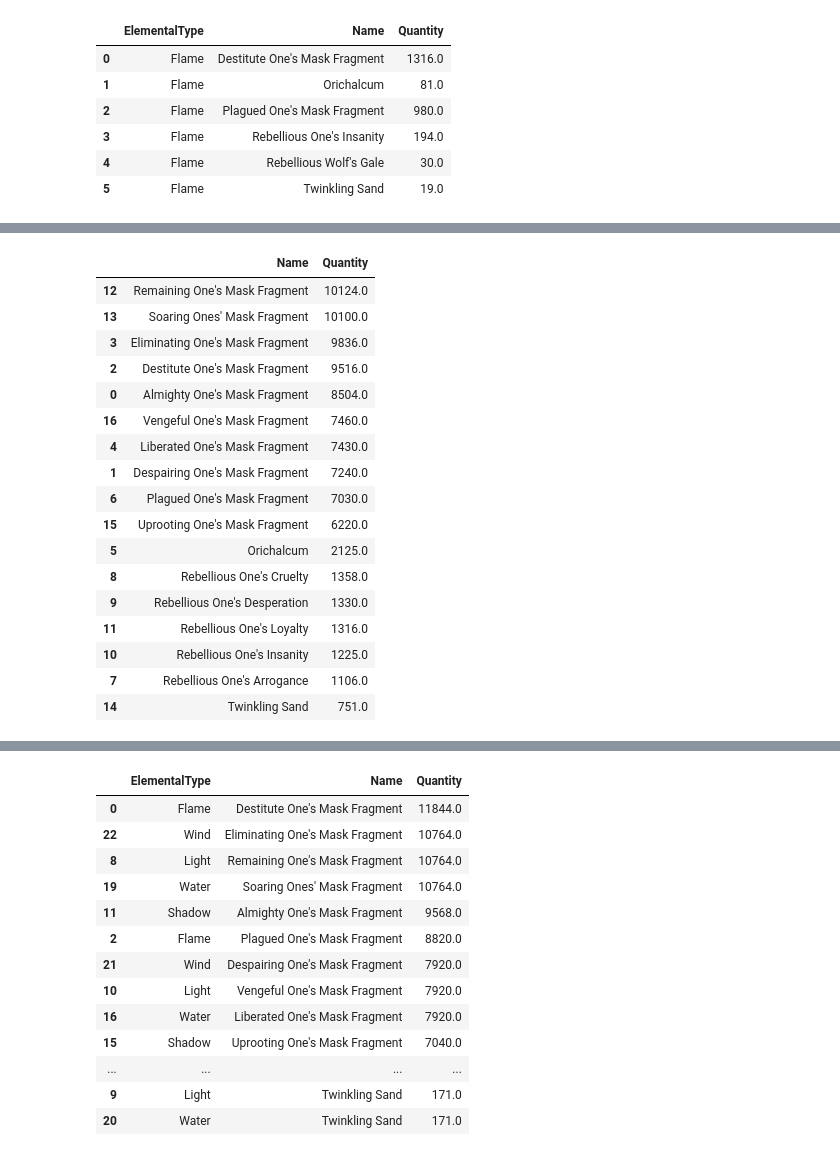
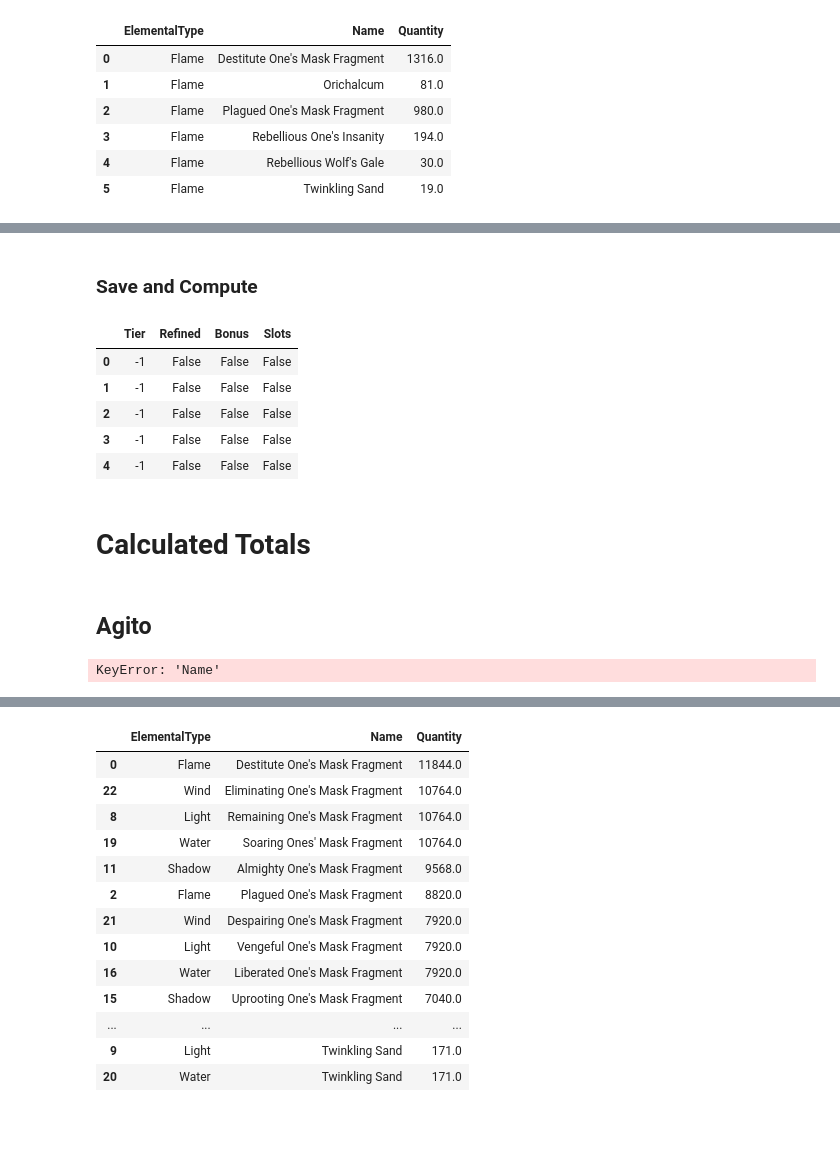
Before and after one commit to froggercat-just-for-fun/dl-weapon-calculator, a Jupyter notebook: explore.ipynb, the cells around one changed output, grey strips where cells are left out. Cells and saved outputs as stored; diff of their text form; code cells hidden in the pictures; blank space fills up the shorter version.

```diff
--- a/explore.ipynb
+++ b/explore.ipynb
@@ -266 +298,13 @@ my_weapons_df = qgrid_widget.get_changed_df()
+# %% [markdown]
+### Save and Compute
+# %%
+my_weapons_df = to_dataframe(sheet)
+my_weapons_df.head()
+# %% [output]
+|  | Tier | Refined | Bonus | Slots |
+| 0 | -1 | False | False | False |
+| 1 | -1 | False | False | False |
+| 2 | -1 | False | False | False |
+| 3 | -1 | False | False | False |
+| 4 | -1 | False | False | False |
 # %%
@@ -300,27 +344,12 @@ def get_filt(row):
 
 def apply_my_weapons(row):
     return (get_materials(agito_weapon_calc_df[get_filt(row)]))
-
-pd.concat(
-    [i for i in my_weapons_df.reset_index().apply(apply_my_weapons, axis=1)]
-).groupby(
-    ["Name"]).sum().reset_index().sort_values("Quantity", ascending=False)
-# %% [output]
-|  | Name | Quantity |
-| 12 | Remaining One's Mask Fragment | 10124.0 |
-| 13 | Soaring Ones' Mask Fragment | 10100.0 |
-| 3 | Eliminating One's Mask Fragment | 9836.0 |
-| 2 | Destitute One's Mask Fragment | 9516.0 |
-| 0 | Almighty One's Mask Fragment | 8504.0 |
-| 16 | Vengeful One's Mask Fragment | 7460.0 |
-| 4 | Liberated One's Mask Fragment | 7430.0 |
-| 1 | Despairing One's Mask Fragment | 7240.0 |
-| 6 | Plagued One's Mask Fragment | 7030.0 |
-| 15 | Uprooting One's Mask Fragment | 6220.0 |
-| 5 | Orichalcum | 2125.0 |
-| 8 | Rebellious One's Cruelty | 1358.0 |
-| 9 | Rebellious One's Desperation | 1330.0 |
-| 11 | Rebellious One's Loyalty | 1316.0 |
-| 10 | Rebellious One's Insanity | 1225.0 |
-| 7 | Rebellious One's Arrogance | 1106.0 |
-| 14 | Twinkling Sand | 751.0 |
+# %% [markdown]
+# Calculated Totals
+# %% [markdown]
+## Agito
+# %%
+pd.concat(my_weapons_df.apply(apply_my_weapons, axis=1).values).groupby(
+    ["Name"]).sum().reset_index().sort_values("Quantity", ascending=False)
+# %% [output]
+KeyError: 'Name'
```
Also changed, not shown: parts of 13 cells of this notebook, 3 other files.
